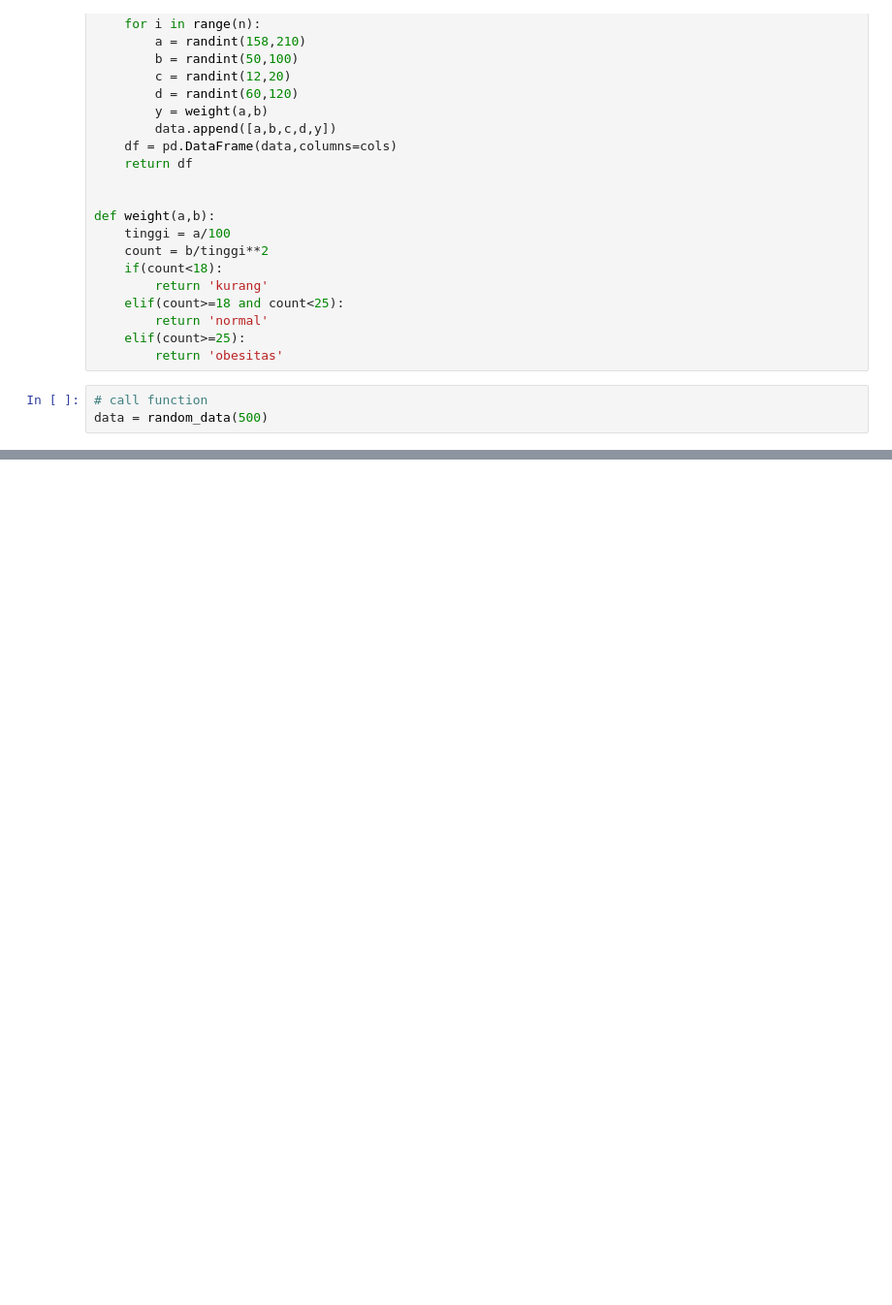
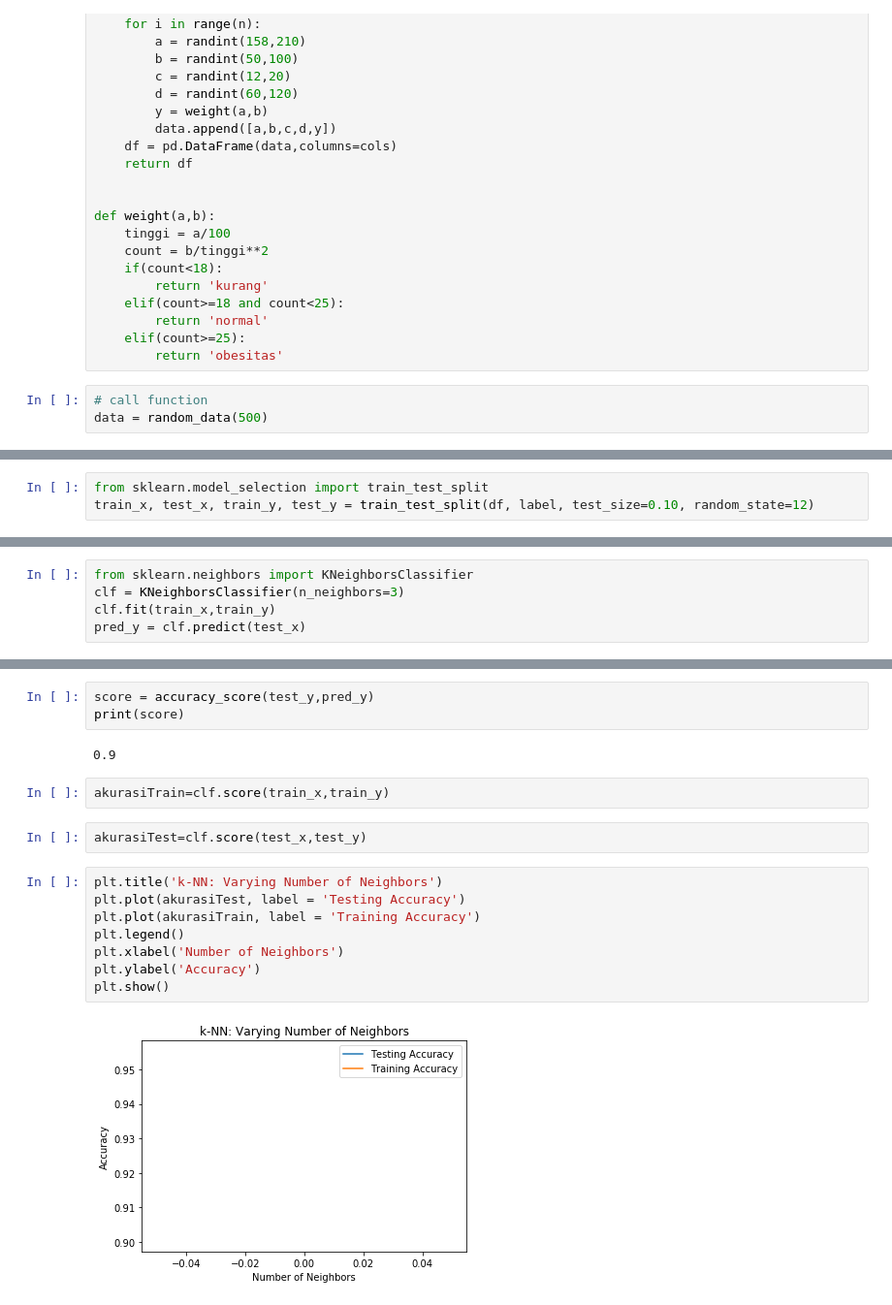
Before and after one commit to makrufboy/Data-Mining-Random-Data-on-Nutritional-Status, a Jupyter notebook: TB_DataMining_STGizi.ipynb, the cells around one changed output, grey strips where cells are left out. Shown at 97% size. Cells and saved outputs as stored; diff of their text form; blank space fills up the shorter version.

```diff
--- a/TB_DataMining_STGizi.ipynb
+++ b/TB_DataMining_STGizi.ipynb
@@ -56,0 +82,3 @@ Name: Status, dtype: int64
+# %%
+from sklearn.model_selection import train_test_split
+train_x, test_x, train_y, test_y = train_test_split(df, label, test_size=0.10, random_state=12)
@@ -56,0 +110,5 @@ Name: Status, dtype: int64
+# %%
+from sklearn.neighbors import KNeighborsClassifier
+clf = KNeighborsClassifier(n_neighbors=3)
+clf.fit(train_x,train_y)
+pred_y = clf.predict(test_x)
@@ -56,0 +138,19 @@ Name: Status, dtype: int64
+# %%
+score = accuracy_score(test_y,pred_y)
+print(score)
+# %% [output]
+0.9
+# %%
+akurasiTrain=clf.score(train_x,train_y)
+# %%
+akurasiTest=clf.score(test_x,test_y)
+# %%
+plt.title('k-NN: Varying Number of Neighbors')
+plt.plot(akurasiTest, label = 'Testing Accuracy')
+plt.plot(akurasiTrain, label = 'Training Accuracy')
+plt.legend()
+plt.xlabel('Number of Neighbors')
+plt.ylabel('Accuracy')
+plt.show()
+# %% [output]
+[figure, added]
```
Also changed, not shown: parts of 9 cells of this notebook.
